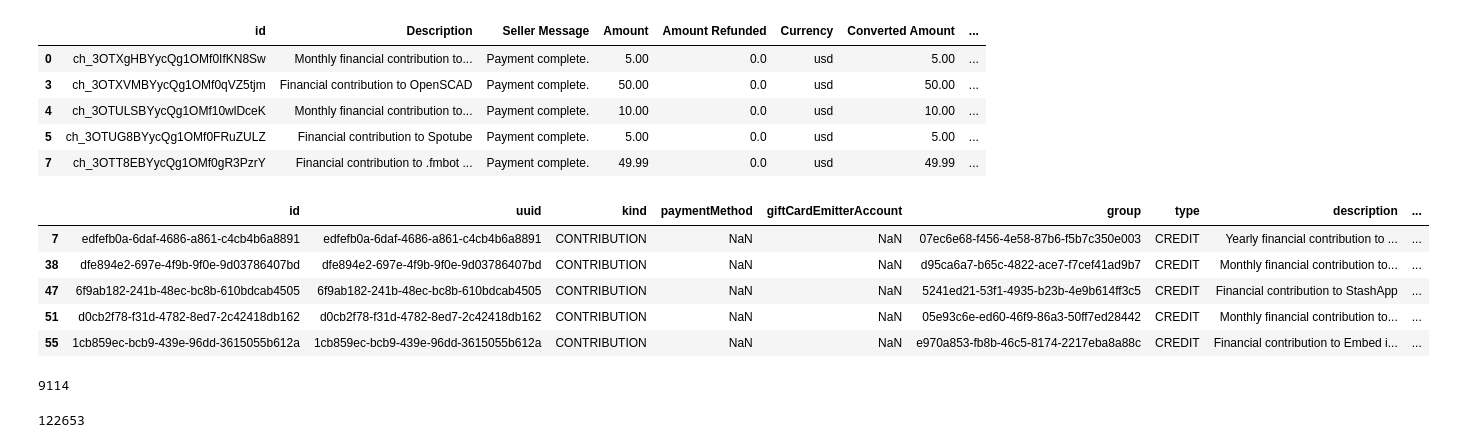
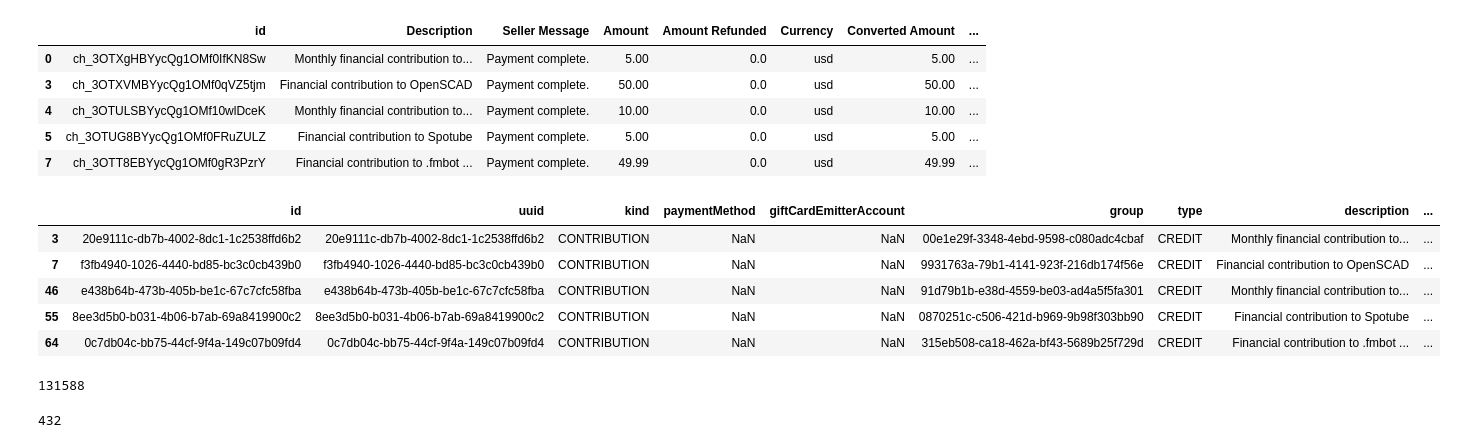
Before and after one commit to opencollective/accounting-export, a Jupyter notebook: oc_prepare_export.ipynb, the cells around one changed output. Saved outputs shown, nothing was run; the diff lists cells and outputs as text; code cells hidden in the pictures.

Commit message:
reconciling stripe

```diff
--- a/oc_prepare_export.ipynb
+++ b/oc_prepare_export.ipynb
@@ -23,7 +23,7 @@ Project steps:
 # host variables
 host = 'opensource'
 dateFrom = '2022-12-31T22:59:59.999Z'
-dateTo = '2023-01-05T22:59:59.999Z'
+dateTo = '2023-12-31T22:59:59.999Z'
 year = '2023'
 # %%
 # load API tokens from .env file
@@ -37,7 +37,7 @@ wisetoken = os.getenv('WISETOKEN')
 wiseprofile = os.getenv('WISEPROFILE')
 # %%
 # Reload the data or not - set these to false after the first run to avoid reloading
-reloadOC = True
+reloadOC = False
 reloadWise = False
 reloadStripe = False
 # %% [markdown]
@@ -230,16 +230,27 @@ def fetch_transactions():
 
     all_transactions = []  # To hold all transactions
     while True:
-        # Make the HTTP request
-        response = requests.post(
-            url, json={'query': query, 'variables': variables}, headers=headers)
-        json_data = response.json()
 
-        # Error handling: Ensure to include proper error handling here
-        if 'errors' in json_data:
-            print(json.dumps(json_data['errors']))
-            break
+        # Try catch around json_data = response.json() to avoid errors
 
+        max_retries = 10  # Setting the maximum number of retries
+        retries = 0  # Initial retry count
+
+        while retries < max_retries:
+            try:
+                # Make the HTTP request
+                response = requests.post(
+                    url, json={'query': query, 'variables': variables}, headers=headers)
+                json_data = response.json()
+                break
+            except:
+                print("Request failed. Attempt:", retries + 1)
+                print(response)
+                retries += 1
+                time.sleep(10)
+
+        if retries == max_retries:
+            print("Maximum retry attempts reached. Exiting.")
         # Extract data
         transactions = json_data['data']['transactions']['nodes']
         all_transactions.extend(transactions)
@@ -254,7 +265,7 @@ def fetch_transactions():
         # print progress
         print(f'Fetched {len(all_transactions)} transactions')
         # sleep for 10 seconds to avoid server strain
-        time.sleep(1)
+        time.sleep(5)
 
     return all_transactions
 
@@ -495,16 +512,16 @@ df_s.head()
 | 7 | ch_3OTT8EBYycQg1OMf0gR3PzrY | Financial contribution to .fmbot ... | Payment complete. | 49.99 | 0.0 | usd | 49.99 | ... |
 # %%
 # df_platform where kind is CONTRIBUTION and paymentMethod.service is STRIPE
-df_p = df_platform[(df_platform['kind'] == 'CONTRIBUTION') & (df_platform['paymentMethod.service'] == 'STRIPE')]
+df_platform_stripe = df_platform[(df_platform['kind'] == 'CONTRIBUTION') & (df_platform['paymentMethod.service'] == 'STRIPE')]
 # %%
-df_p.head()
+df_platform_stripe.head()
 # %% [output]
 |  | id | uuid | kind | paymentMethod | giftCardEmitterAccount | group | type | description | ... |
-| 7 | edfefb0a-6daf-4686-a861-c4cb4b6a8891 | edfefb0a-6daf-4686-a861-c4cb4b6a8891 | CONTRIBUTION | NaN | NaN | 07ec6e68-f456-4e58-87b6-f5b7c350e003 | CREDIT | Yearly financial contribution to ... | ... |
-| 38 | dfe894e2-697e-4f9b-9f0e-9d03786407bd | dfe894e2-697e-4f9b-9f0e-9d03786407bd | CONTRIBUTION | NaN | NaN | d95ca6a7-b65c-4822-ace7-f7cef41ad9b7 | CREDIT | Monthly financial contribution to... | ... |
-| 47 | 6f9ab182-241b-48ec-bc8b-610bdcab4505 | 6f9ab182-241b-48ec-bc8b-610bdcab4505 | CONTRIBUTION | NaN | NaN | 5241ed21-53f1-4935-b23b-4e9b614ff3c5 | CREDIT | Financial contribution to StashApp | ... |
-| 51 | d0cb2f78-f31d-4782-8ed7-2c42418db162 | d0cb2f78-f31d-4782-8ed7-2c42418db162 | CONTRIBUTION | NaN | NaN | 05e93c6e-ed60-46f9-86a3-50ff7ed28442 | CREDIT | Monthly financial contribution to... | ... |
-| 55 | 1cb859ec-bcb9-439e-96dd-3615055b612a | 1cb859ec-bcb9-439e-96dd-3615055b612a | CONTRIBUTION | NaN | NaN | e970a853-fb8b-46c5-8174-2217eba8a88c | CREDIT | Financial contribution to Embed i... | ... |
+| 3 | 20e9111c-db7b-4002-8dc1-1c2538ffd6b2 | 20e9111c-db7b-4002-8dc1-1c2538ffd6b2 | CONTRIBUTION | NaN | NaN | 00e1e29f-3348-4ebd-9598-c080adc4cbaf | CREDIT | Monthly financial contribution to... | ... |
+| 7 | f3fb4940-1026-4440-bd85-bc3c0cb439b0 | f3fb4940-1026-4440-bd85-bc3c0cb439b0 | CONTRIBUTION | NaN | NaN | 9931763a-79b1-4141-923f-216db174f56e | CREDIT | Financial contribution to OpenSCAD | ... |
+| 46 | e438b64b-473b-405b-be1c-67c7cfc58fba | e438b64b-473b-405b-be1c-67c7cfc58fba | CONTRIBUTION | NaN | NaN | 91d79b1b-e38d-4559-be03-ad4a5f5fa301 | CREDIT | Monthly financial contribution to... | ... |
+| 55 | 8ee3d5b0-b031-4b06-b7ab-69a8419900c2 | 8ee3d5b0-b031-4b06-b7ab-69a8419900c2 | CONTRIBUTION | NaN | NaN | 0870251c-c506-421d-b969-9b98f303bb90 | CREDIT | Financial contribution to Spotube | ... |
+| 64 | 0c7db04c-bb75-44cf-9f4a-149c07b09fd4 | 0c7db04c-bb75-44cf-9f4a-149c07b09fd4 | CONTRIBUTION | NaN | NaN | 315eb508-ca18-462a-bf43-5689b25f729d | CREDIT | Financial contribution to .fmbot ... | ... |
 # %%
 # for each row in df_stripe, find the corresponding row in df_platform, match df_stripe['id'] with df_platform['merchantId']
 # if the row exists, add the platform transaction id to df_stripe in a new column called platform_transaction_id
@@ -521,10 +538,10 @@ df_s = merged_df
 # %%
-# count the number of transactions that have a id_platform_transaction
-df_s['id_platform_transaction'].count()
+# count the number of Stripe transactions that have a id_platform_transaction
+df_stripe_reconciliation['id_platform_transaction'].count()
 # %% [output]
-9114
+131588
 # %%
-# count the number of transactions that do not have a id_platform_transaction
-df_s['id_platform_transaction'].isna().sum()
+# count the number of Stripe transactions that do not have a id_platform_transaction
+df_stripe_reconciliation['id_platform_transaction'].isna().sum()
 # %% [output]
-122653
+432
```
Also changed, not shown: parts of 8 cells of this notebook.
